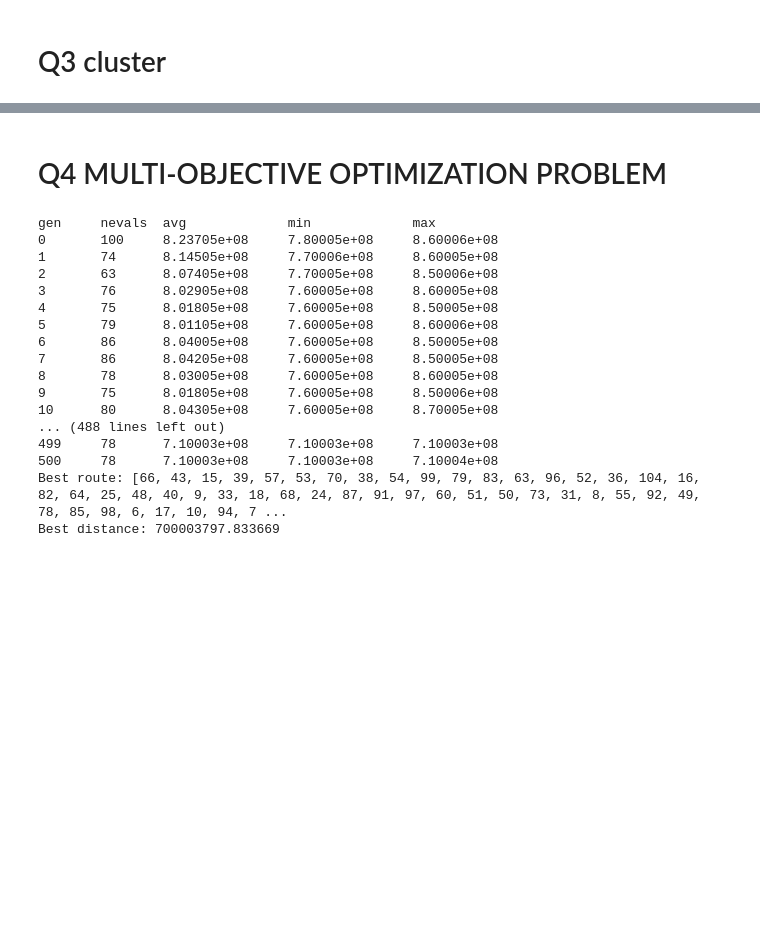
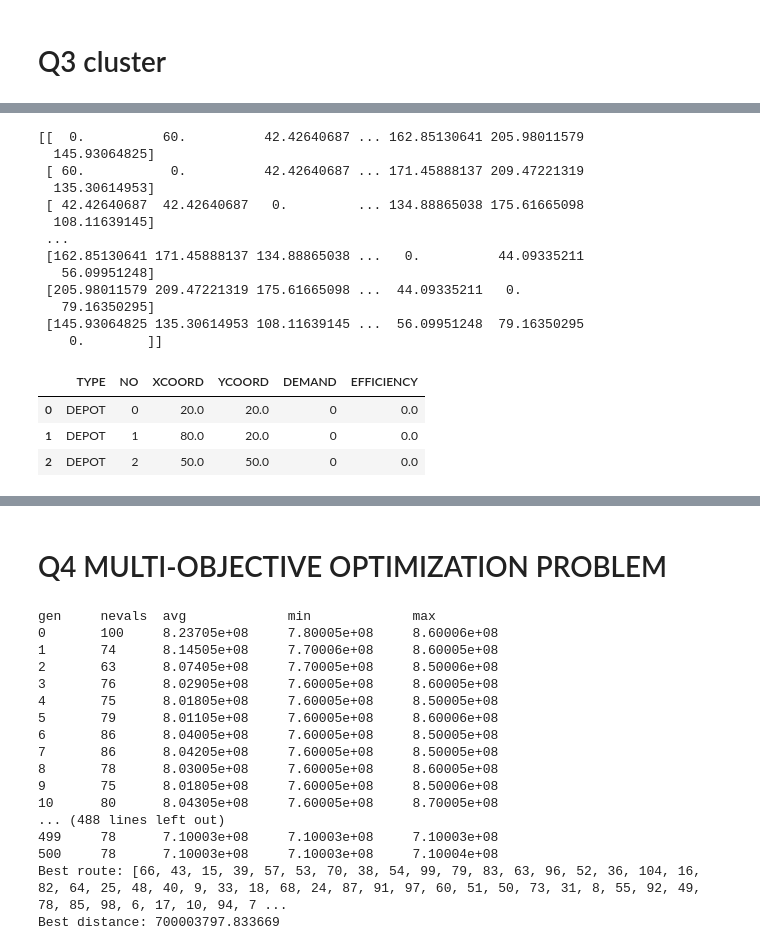
Before and after one commit to ssyss-513/MyColab, a Jupyter notebook: COMP5511/5511_a1.ipynb, the cells around one changed output, grey strips where cells are left out. Saved outputs shown, nothing was run; the diff lists cells and outputs as text; code cells hidden in the pictures; blank space fills up the shorter version.

```diff
--- a/COMP5511/5511_a1.ipynb
+++ b/COMP5511/5511_a1.ipynb
@@ -821,0 +852,38 @@ def eval_vrp_with_clustering(individual, cust_cluster, PENALTY_PER_SEGMENT=1e6):
+# %%
+# -----------------------------
+# Q3: Large-scale VRP by duplicating customers and clustering
+# 直接接在已有 Q1 代码后面（使用已有 df, customers, coords, demands, depot_no, idx_to_cust, dist_matrix 等）
+# -----------------------------
+import numpy as np
+import matplotlib.pyplot as plt
+import random
+from collections import defaultdict
+
+# 1) 生成 100 个额外客户（通过将每个客户 Y 坐标 +150）
+#    假设原来有 N customers；我们从 those customers 中选前100来平移（或复制所有并取前100）
+orig_customers_df = df[~df["TYPE"].str.upper().str.contains("DEPOT")].copy()
+N_orig = orig_customers_df.shape[0]
+
+# 决定新 NO 的起始编号（以原数据最大 NO + 1）
+max_no = int(df["NO"].max())
+new_rows = []
+for i in range(100):
+    src = orig_customers_df.iloc[i % N_orig]  # 循环使用原客户以生成 100
+    max_no += 1
+    new_row = src.copy()
+    new_row["NO"] = int(max_no)
+    new_row["YCOORD"] = float(src["YCOORD"]) + 150.0
+    # DEMAND 与原相同
+    new_rows.append(new_row)
+
+# 把新 customers 加入 df 与 customers DataFrame
+new_customers_df = pd.DataFrame(new_rows)
+# 更新 df、customers、coords、demands、idx_to_cust 等
+df = pd.concat([df, new_customers_df], ignore_index=True)
+# 重新构造 customers（排除 DEPOT）
+customers = df[~df["TYPE"].str.upper().str.contains("DEPOT")].copy().reset_index(drop=True)
+# 重建 coords 与 demands
+coords = {int(row["NO"]):(row["XCOORD"], row["YCOORD"]) for _,row in df.iterrows()}
+demands = {int(row["NO"]):float(row["DEMAND"]) for _,row in df.iterrows()}
+idx_to_cust = list(customers["NO"])
+print(f"[Q3] 总客户数 = {len(idx_to_cust)} (应该为 200)。主仓库 NO = {depot_no}")
@@ -821,0 +978,21 @@ def eval_vrp_with_clustering(individual, cust_cluster, PENALTY_PER_SEGMENT=1e6):
+# %%
+print(dist_matrix)
+df.head(3)
+# %% [output]
+[[  0.          60.          42.42640687 ... 162.85130641 205.98011579
+  145.93064825]
+ [ 60.           0.          42.42640687 ... 171.45888137 209.47221319
+  135.30614953]
+ [ 42.42640687  42.42640687   0.         ... 134.88865038 175.61665098
+  108.11639145]
+ ...
+ [162.85130641 171.45888137 134.88865038 ...   0.          44.09335211
+   56.09951248]
+ [205.98011579 209.47221319 175.61665098 ...  44.09335211   0.
+   79.16350295]
+ [145.93064825 135.30614953 108.11639145 ...  56.09951248  79.16350295
+    0.        ]]
+|  | TYPE | NO | XCOORD | YCOORD | DEMAND | EFFICIENCY |
+| 0 | DEPOT | 0 | 20.0 | 20.0 | 0 | 0.0 |
+| 1 | DEPOT | 1 | 80.0 | 20.0 | 0 | 0.0 |
+| 2 | DEPOT | 2 | 50.0 | 50.0 | 0 | 0.0 |
```
Also changed, not shown: parts of 16 cells of this notebook.
